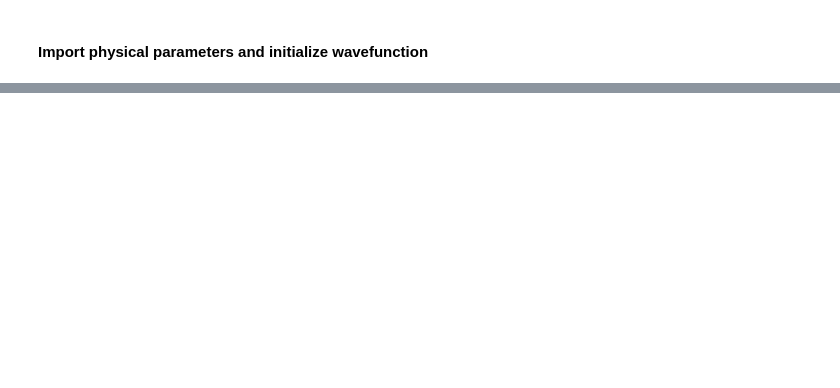
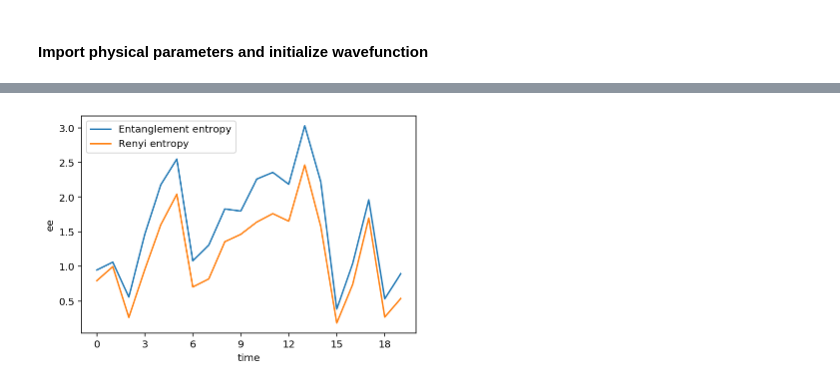
Before and after one commit to empyriumz/Entanglement-Dynamics, a Jupyter notebook: time_evolution.ipynb, the cells around one changed output, grey strips where cells are left out. Cells and saved outputs as stored; diff of their text form; code cells hidden in the pictures; blank space fills up the shorter version.

Commit message:
improved plot style

```diff
--- a/time_evolution.ipynb
+++ b/time_evolution.ipynb
@@ -108,2 +64,2 @@ def evo(steps, wave, prob, L, n, partition):
 # %%
-res = evo(time, psi, pro, L, 2, part)
+%lprun -f evo res = evo(time, psi, pro, L, 2, part)
@@ -109,0 +84,11 @@ res = evo(time, psi, pro, L, 2, part)
+# %%
+import matplotlib.ticker as mticker
+plt.plot(res[0], label='Entanglement entropy')
+plt.plot(res[1], label='Renyi entropy')
+plt.gca().xaxis.set_major_locator(mticker.MultipleLocator(3))
+plt.legend()
+plt.ylabel('ee')
+plt.xlabel('time')
+plt.show()
+# %% [output]
+[figure, added]
```
Also changed, not shown: parts of 5 cells of this notebook.
